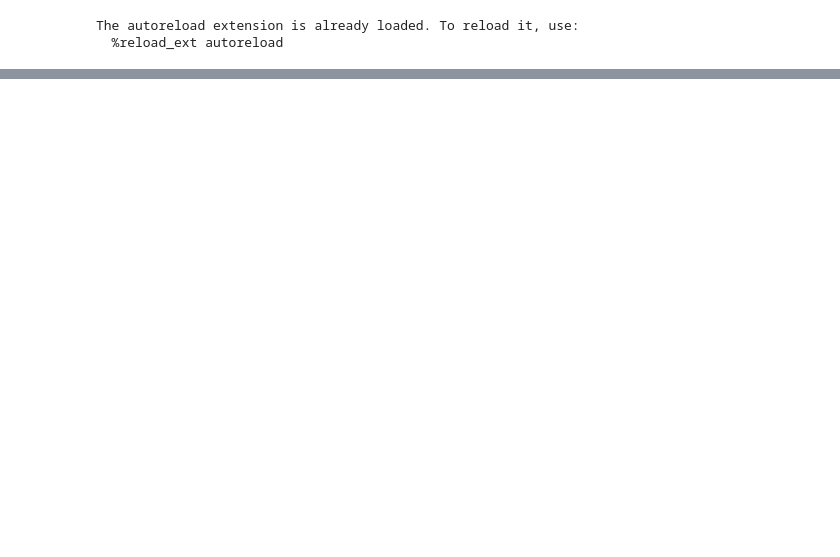
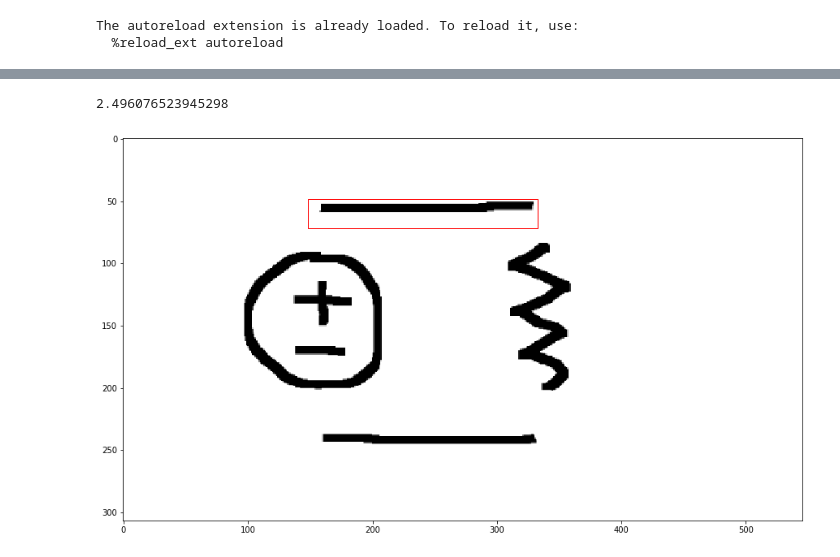
Before and after one commit to rickygv99/iBoards, a Jupyter notebook: CS 347.ipynb, the cells around one changed output, grey strips where cells are left out. Cells and saved outputs as stored; diff of their text form; code cells hidden in the pictures; blank space fills up the shorter version.

Commit message:
wires and improved notebook

```diff
--- a/CS 347.ipynb
+++ b/CS 347.ipynb
@@ -25 +26,7 @@ The autoreload extension is already loaded. To reload it, use:
+# %%
+# Compute hog representation of wire
+image_wire = imread('components/wire.png', as_grey=True)
+image_wire = rescale(image_wire, 0.5)
+
+(hog_wire, hog_image_wire) = get_hog(image_wire)
 # %%
@@ -78,0 +65,12 @@ plot_prediction_pyramid(image, max_scale, winW, winH, maxc, maxr)
+# %%
+# Search for wire
+(winH, winW) = image_wire.shape
+max_score, maxr, maxc, max_scale, max_response_map = pyramid_score \
+        (image, hog_wire, image_wire.shape, stepSize = 30, scale=0.8)
+
+print(max_score)
+
+plot_prediction_pyramid(image, max_scale, winW, winH, maxc, maxr)
+# %% [output]
+2.496076523945298
+[figure, added]
```
Also changed, not shown: parts of 7 cells of this notebook, 5 other files.
